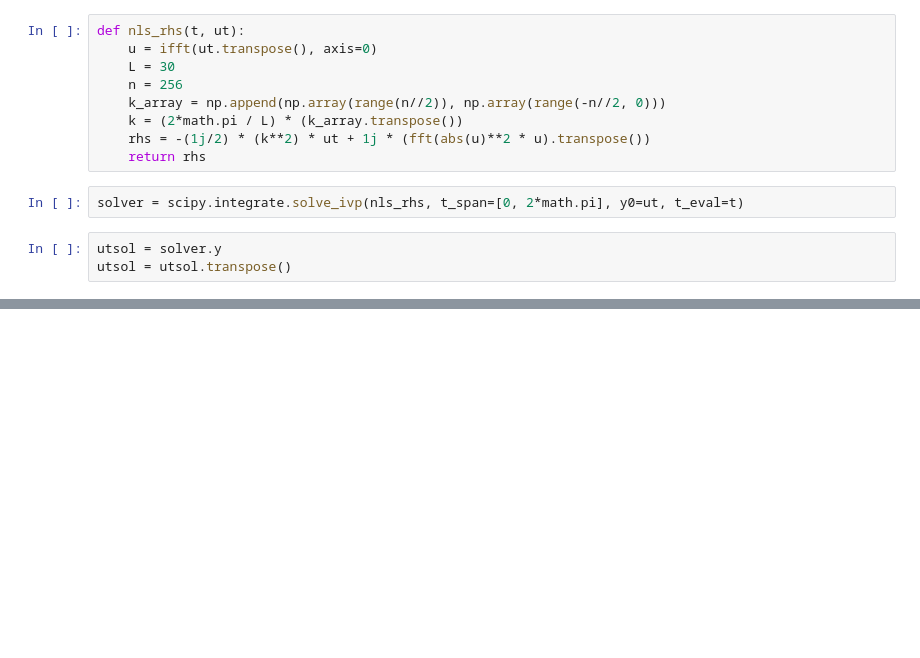
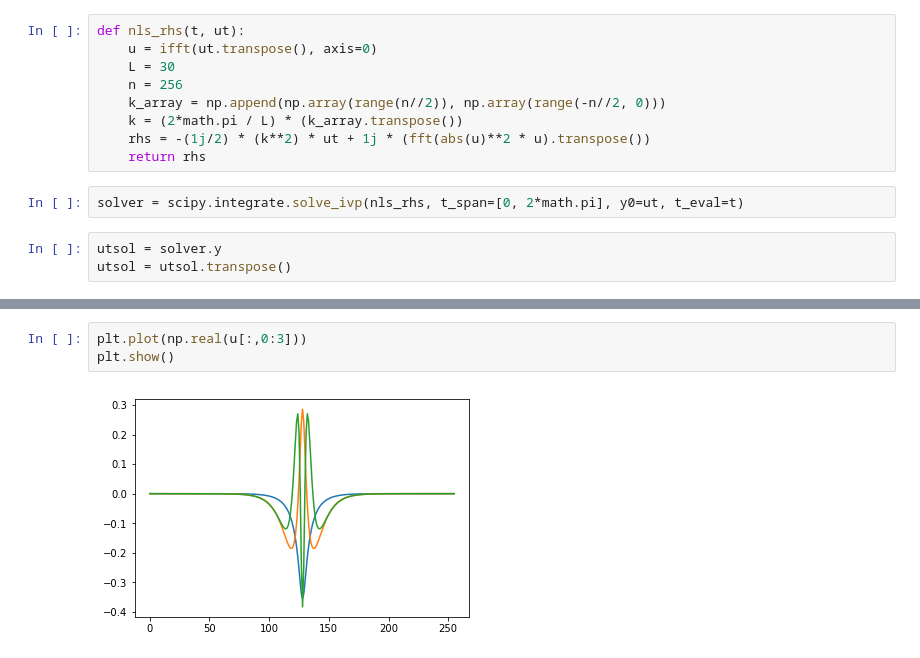
Before and after one commit to QingxinL/HPCC, a Jupyter notebook: Feb_5th.ipynb, the cells around one changed output, grey strips where cells are left out. Cells and saved outputs as stored; diff of their text form; blank space fills up the shorter version.

```diff
--- a/Feb_5th.ipynb
+++ b/Feb_5th.ipynb
@@ -59,0 +82,5 @@ the overall result difference is in e^-4
+# %%
+plt.plot(np.real(u[:,0:3]))
+plt.show()
+# %% [output]
+[figure, added]
```
Also changed, not shown: parts of 31 cells of this notebook.
